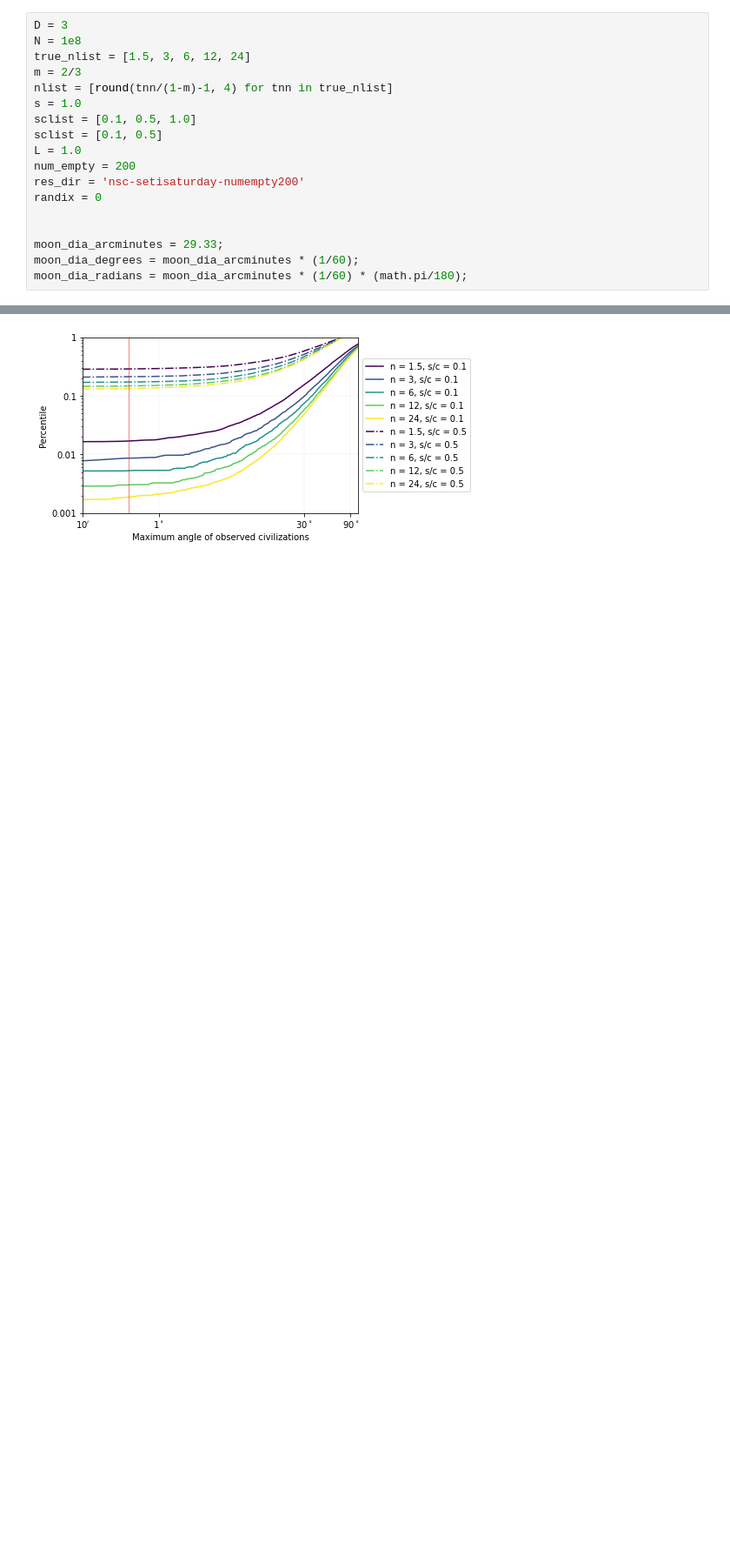
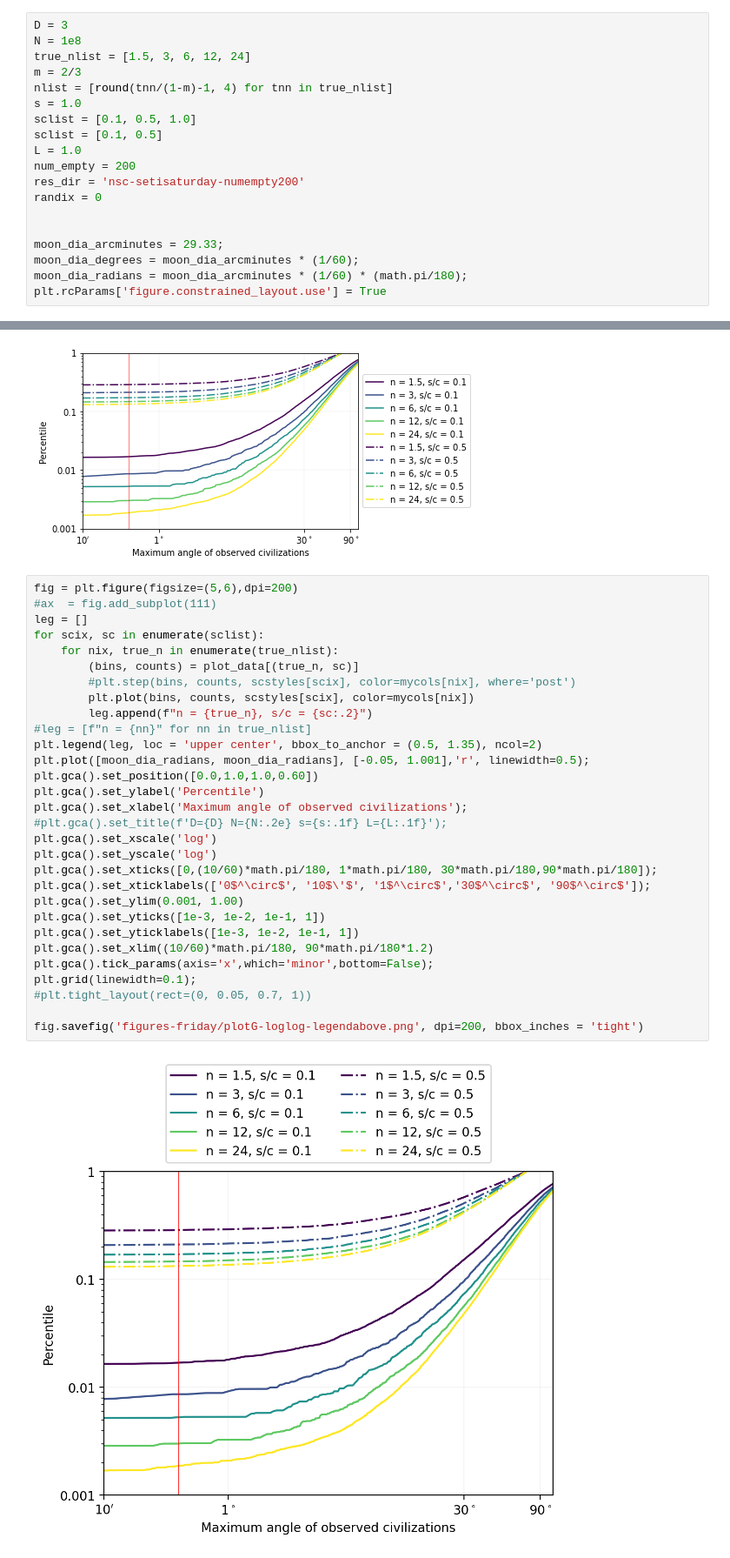
Before and after one commit to calvinmccarter/grabby_aliens, a Jupyter notebook: experiments/plotG.ipynb, the cells around one changed output, grey strips where cells are left out. Shown: that part at 87% size. Saved outputs shown, nothing was run; the diff lists cells and outputs as text; blank space fills up the shorter version.

```diff
--- a/experiments/plotG.ipynb
+++ b/experiments/plotG.ipynb
@@ -24,6 +24,7 @@ randix = 0
 moon_dia_arcminutes = 29.33;
 moon_dia_degrees = moon_dia_arcminutes * (1/60);
 moon_dia_radians = moon_dia_arcminutes * (1/60) * (math.pi/180);
+plt.rcParams['figure.constrained_layout.use'] = True
 # %%
 plot_data = {}
 cmap = plt.get_cmap('viridis')
@@ -157,3 +158,35 @@ plt.tight_layout(rect=(0, 0.05, 0.7, 1))
 fig.savefig('figures-friday/plotG-loglog.png', dpi=200)
 # %% [output]
 [figure]
+# %%
+fig = plt.figure(figsize=(5,6),dpi=200)
+#ax  = fig.add_subplot(111)
+leg = []
+for scix, sc in enumerate(sclist):
+    for nix, true_n in enumerate(true_nlist):
+        (bins, counts) = plot_data[(true_n, sc)]
+        #plt.step(bins, counts, scstyles[scix], color=mycols[nix], where='post')
+        plt.plot(bins, counts, scstyles[scix], color=mycols[nix])
+        leg.append(f"n = {true_n}, s/c = {sc:.2}")
+#leg = [f"n = {nn}" for nn in true_nlist]
+plt.legend(leg, loc = 'upper center', bbox_to_anchor = (0.5, 1.35), ncol=2)
+plt.plot([moon_dia_radians, moon_dia_radians], [-0.05, 1.001],'r', linewidth=0.5);
+plt.gca().set_position([0.0,1.0,1.0,0.60])
+plt.gca().set_ylabel('Percentile')
+plt.gca().set_xlabel('Maximum angle of observed civilizations');
+#plt.gca().set_title(f'D={D} N={N:.2e} s={s:.1f} L={L:.1f}');
+plt.gca().set_xscale('log')
+plt.gca().set_yscale('log')
+plt.gca().set_xticks([0,(10/60)*math.pi/180, 1*math.pi/180, 30*math.pi/180,90*math.pi/180]);
+plt.gca().set_xticklabels(['0$^\circ$', '10$\'$', '1$^\circ$','30$^\circ$', '90$^\circ$']);
+plt.gca().set_ylim(0.001, 1.00)
+plt.gca().set_yticks([1e-3, 1e-2, 1e-1, 1])
+plt.gca().set_yticklabels([1e-3, 1e-2, 1e-1, 1])
+plt.gca().set_xlim((10/60)*math.pi/180, 90*math.pi/180*1.2)
+plt.gca().tick_params(axis='x',which='minor',bottom=False);
+plt.grid(linewidth=0.1);
+#plt.tight_layout(rect=(0, 0.05, 0.7, 1))
+
+fig.savefig('figures-friday/plotG-loglog-legendabove.png', dpi=200, bbox_inches = 'tight')
+# %% [output]
+[figure, added]
```
Also changed, not shown: 47 other files.
